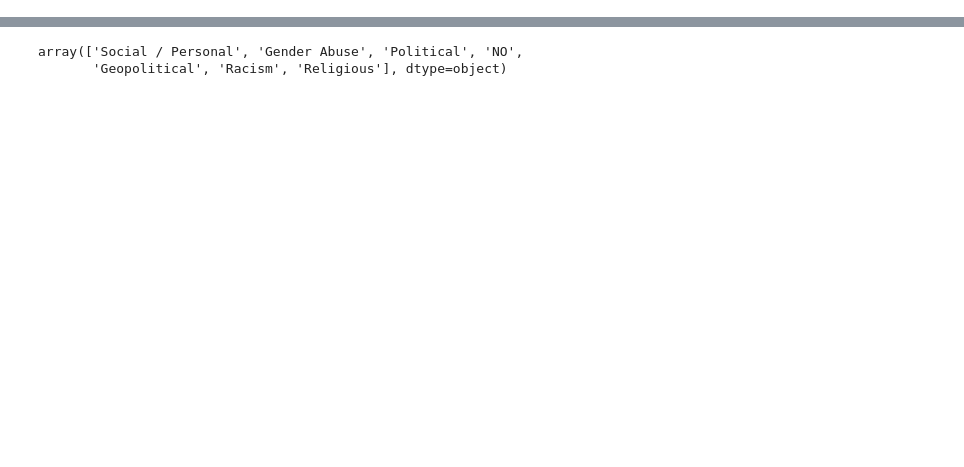
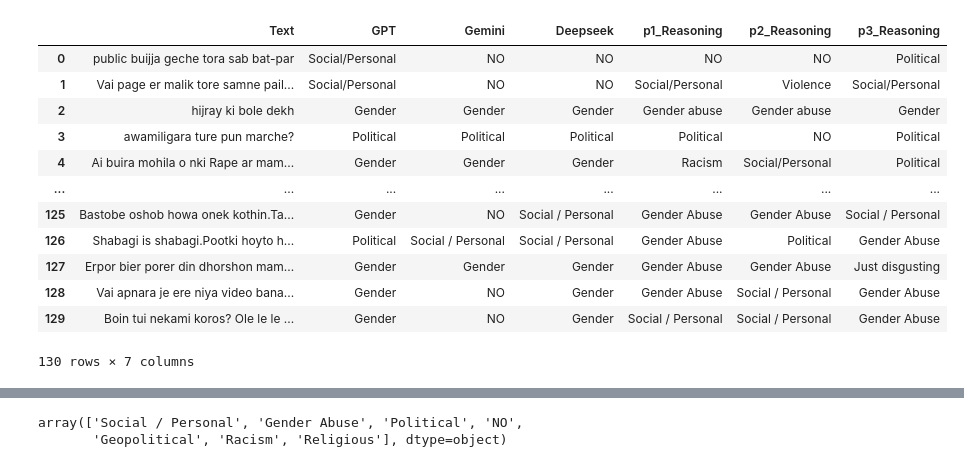
Before and after one commit to Musfique-Ahmed/Data-Wrangling, a Jupyter notebook: Project/Hate_Speech/hi.ipynb, the cells around one changed output, grey strips where cells are left out. Saved outputs shown, nothing was run; the diff lists cells and outputs as text; code cells hidden in the pictures; blank space fills up the shorter version.

```diff
--- a/Project/Hate_Speech/hi.ipynb
+++ b/Project/Hate_Speech/hi.ipynb
@@ -2,0 +113,17 @@ import pandas as pd
+# %%
+data = pd.read_csv("dataset - Sheet1.csv")
+data
+# %% [output]
+|  | Text | GPT | Gemini | Deepseek | p1_Reasoning | p2_Reasoning | p3_Reasoning |
+| 0 | public buijja geche tora sab bat-par | Social/Personal | NO | NO | NO | NO | Political |
+| 1 | Vai page er malik tore samne pail... | Social/Personal | NO | NO | Social/Personal | Violence | Social/Personal |
+| 2 | hijray ki bole dekh | Gender | Gender | Gender | Gender abuse | Gender abuse | Gender |
+| 3 | awamiligara ture pun marche? | Political | Political | Political | Political | NO | Political |
+| 4 | Ai buira mohila o nki Rape ar mam... | Gender | Gender | Gender | Racism | Social/Personal | Political |
+| ... | ... | ... | ... | ... | ... | ... | ... |
+| 125 | Bastobe oshob howa onek kothin.Ta... | Gender | NO | Social / Personal | Gender Abuse | Gender Abuse | Social / Personal |
+| 126 | Shabagi is shabagi.Pootki hoyto h... | Political | Social / Personal | Social / Personal | Gender Abuse | Political | Gender Abuse |
+| 127 | Erpor bier porer din dhorshon mam... | Gender | Gender | Gender | Gender Abuse | Gender Abuse | Just disgusting |
+| 128 | Vai apnara je ere niya video bana... | Gender | NO | Gender | Gender Abuse | Social / Personal | Gender Abuse |
+| 129 | Boin tui nekami koros? Ole le le ... | Gender | NO | Gender | Social / Personal | Social / Personal | Gender Abuse |
+130 rows × 7 columns
```
Also changed, not shown: parts of 22 cells of this notebook, 2 other files.
